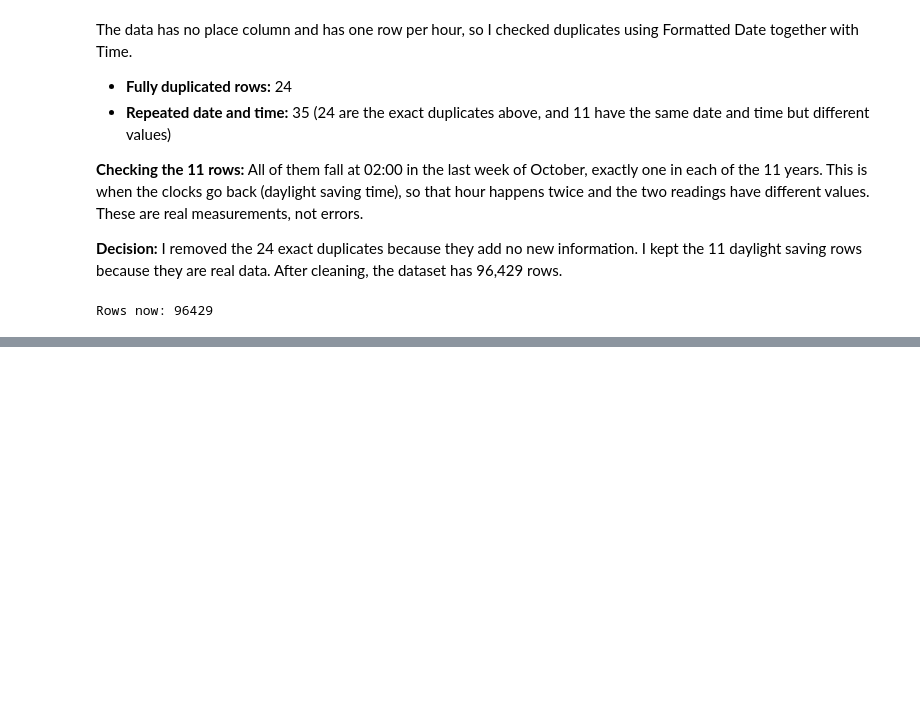
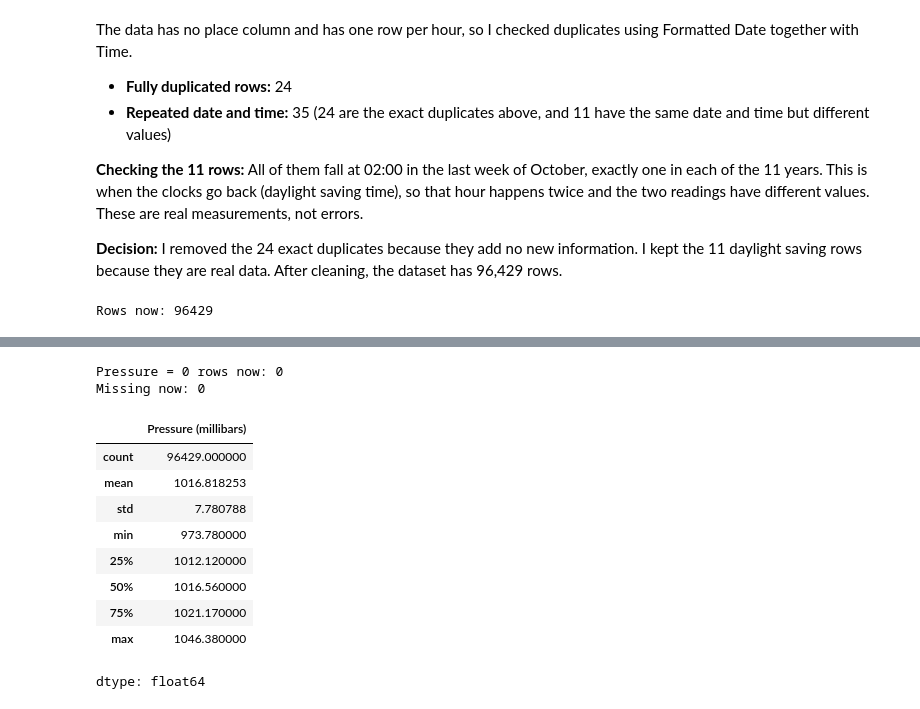
Before and after one commit to syeda-bisma05/weather-data-analysis, a Jupyter notebook: weather_analysis.ipynb, the cells around one changed output, grey strips where cells are left out. Cells and saved outputs as stored; diff of their text form; code cells hidden in the pictures; blank space fills up the shorter version.

```diff
--- a/weather_analysis.ipynb
+++ b/weather_analysis.ipynb
@@ -236,0 +313,19 @@ After removing the 24 exact duplicates, the dataset has 96,429 rows. No fully du
+# %%
+df['Pressure (millibars)'] = df['Pressure (millibars)'].replace(0, np.nan)
+df['Pressure (millibars)'] = df['Pressure (millibars)'].ffill().bfill()
+print('Pressure = 0 rows now:', (df['Pressure (millibars)'] == 0).sum())
+print('Missing now:', df['Pressure (millibars)'].isnull().sum())
+df['Pressure (millibars)'].describe()
+# %% [output]
+Pressure = 0 rows now: 0
+Missing now: 0
+|  | Pressure (millibars) |
+| count | 96429.000000 |
+| mean | 1016.818253 |
+| std | 7.780788 |
+| min | 973.780000 |
+| 25% | 1012.120000 |
+| 50% | 1016.560000 |
+| 75% | 1021.170000 |
+| max | 1046.380000 |
+dtype: float64
```
Also changed, not shown: parts of 14 cells of this notebook.
